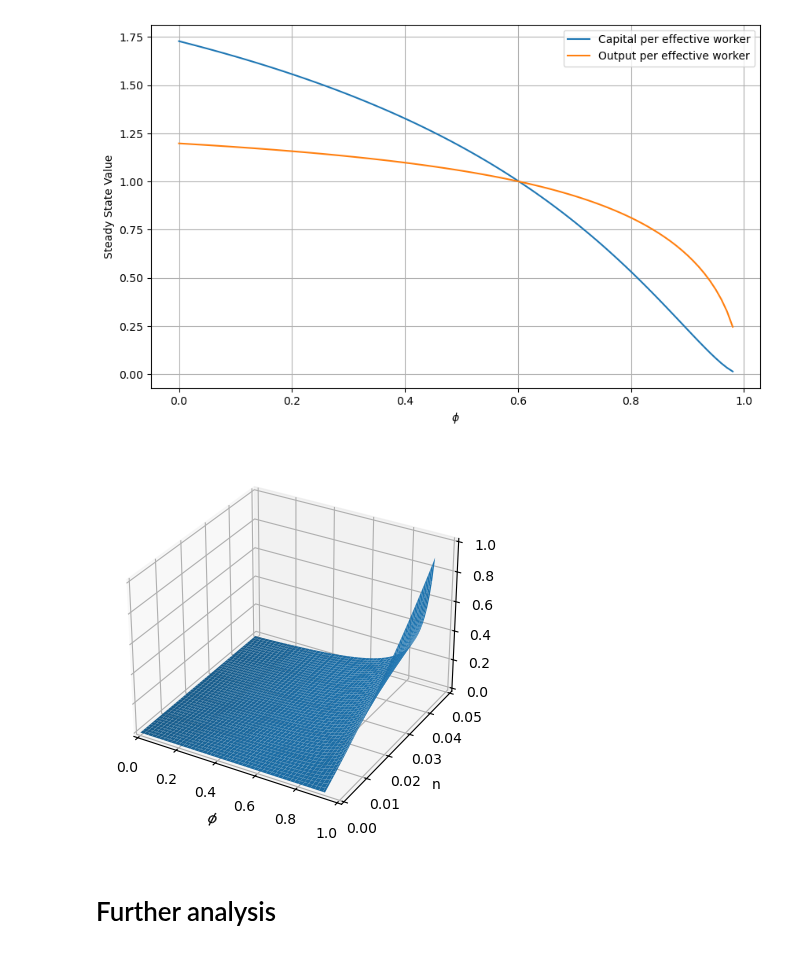
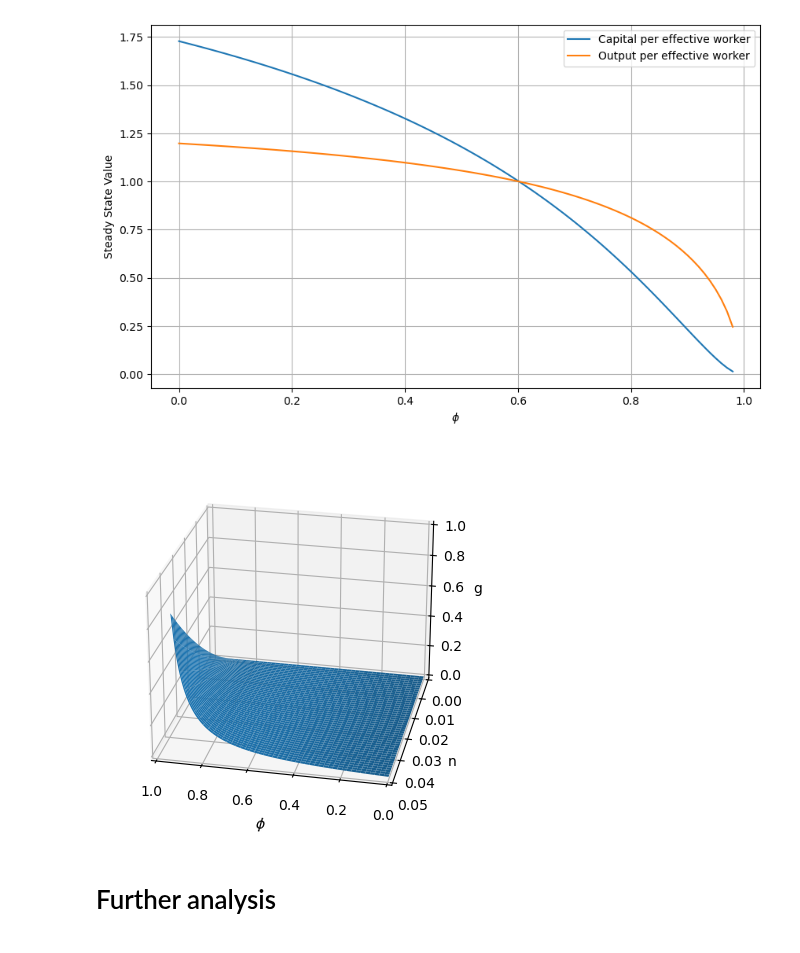
Before and after one commit to NumEconCopenhagen/projects-2024-christoffer-victor, a Jupyter notebook: modelproject/modelproject.ipynb, the cells around one changed output. Saved outputs shown, nothing was run; the diff lists cells and outputs as text; code cells hidden in the pictures.

```diff
--- a/modelproject/modelproject.ipynb
+++ b/modelproject/modelproject.ipynb
@@ -156,31 +153,31 @@ plt.show()
 # %%
 phi_vec_res = np.arange(0, 0.94, 0.01)
 n_vec = np.arange(0, 0.050, 0.001)
 
 # Create a meshgrid for phi and n
 phi_mesh, n_mesh = np.meshgrid(phi_vec_res, n_vec)
 
 # Compute g for each pair of phi and n
 g_mesh = (1 + n_mesh)**(phi_mesh / (1 - phi_mesh)) - 1
 
 # Create a 3D plot
 fig = plt.figure()
 ax = fig.add_subplot(111, projection='3d')
 
 # Plot g as a function of phi and n
 ax.plot_surface(phi_mesh, n_mesh, g_mesh)
 
 ax.set_ylim(0, 0.05)
 ax.set_xlim(0, 1)
 ax.set_zlim(0, 1)
-
+ax.view_init(elev=25, azim=102)
 ax.set_xlabel('$\phi$')
 ax.set_ylabel('n')
 ax.set_zlabel('g')
 
 plt.show()
 # %% [output]
-[figure, old version]
+[figure, new version]
 # %% [markdown]
 # Further analysis
 # %% [markdown]
```
Also changed, not shown: parts of 1 cell of this notebook.
